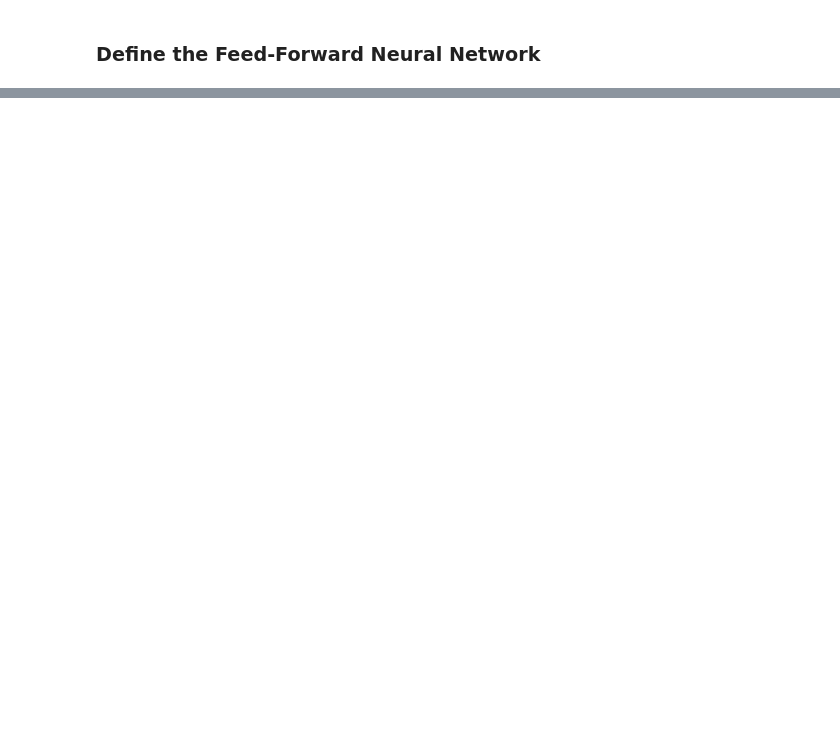
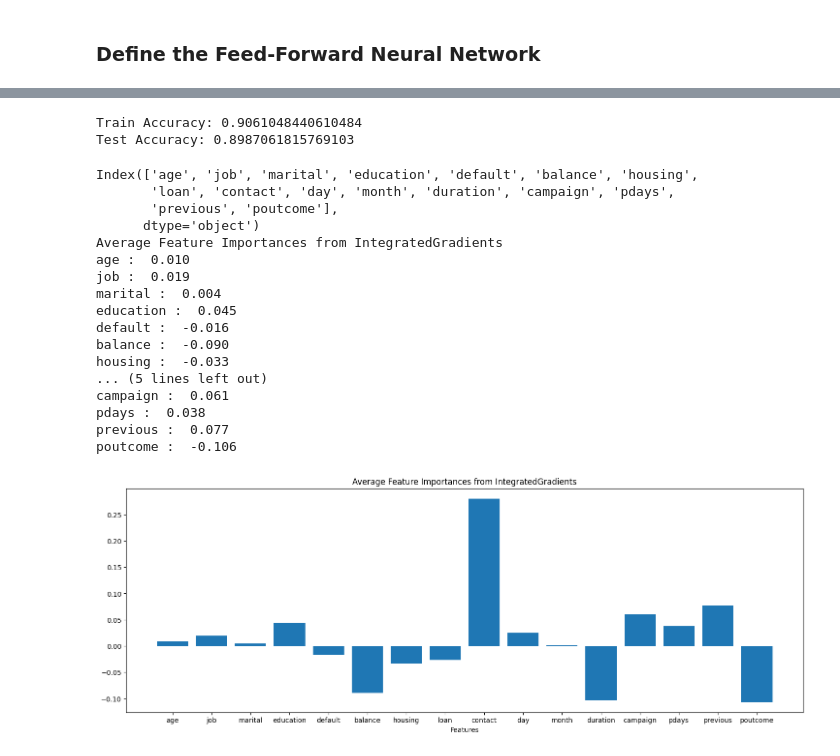
Before and after one commit to Hetav01/XAI-on-DL-models, a Jupyter notebook: MLPipeline.ipynb, the cells around one changed output, grey strips where cells are left out. Cells and saved outputs as stored; diff of their text form; code cells hidden in the pictures; blank space fills up the shorter version.

Commit message:
implemented several XAI methods from Captum

```diff
--- a/MLPipeline.ipynb
+++ b/MLPipeline.ipynb
@@ -114,0 +100,20 @@ X = preprocessor.fit_transform(X)
+# %%
+# Impute object columns with most frequent value
+obj_imputer = SimpleImputer(strategy="most_frequent")
+df[object_cols] = obj_imputer.fit_transform(df[object_cols])
+
+# Encode object columns
+label_encoders = {}
+for col in object_cols:
+    le = LabelEncoder()
+    df[col] = le.fit_transform(df[col])
+    label_encoders[col] = le
+
+df.head()
+# Split the dataset into X and y
+X = df.drop(columns=["y"])
+y = df["y"]
+
+feature_names = X.columns
+
+df.head()
@@ -129,6 +160,8 @@ import torch.nn as nn
 from torch.utils.data import DataLoader, TensorDataset
 import torch.optim as optim
 
+X = X.values
+
 X_tensor = torch.tensor(X, dtype=torch.float32)
 y_tensor = torch.tensor(y.values, dtype=torch.int64)
 # %%
@@ -246,0 +287,57 @@ Test Accuracy: 0.9042
+# %%
+# Calculate train accuracy
+out_probs = model(X_train).detach().numpy()
+out_classes = np.argmax(out_probs, axis=1)
+train_accuracy = np.sum(out_classes == y_train.numpy()) / len(y_train)
+print("Train Accuracy:", train_accuracy)
+
+# Calculate test accuracy
+out_probs = model(X_test).detach().numpy()
+out_classes = np.argmax(out_probs, axis=1)
+test_accuracy = np.sum(out_classes == y_test.numpy()) / len(y_test)
+print("Test Accuracy:", test_accuracy)
+# %% [output]
+Train Accuracy: 0.9061048440610484
+Test Accuracy: 0.8987061815769103
+# %%
+ig = IntegratedGradients(model)
+
+X_test.requires_grad_()
+attr, delta = ig.attribute(X_test, target=1, return_convergence_delta=True)
+attr = attr.detach().numpy()
+# %%
+#get the feature names for the dataset from the tensor
+print(feature_names)
+
+# Helper method to print importances and visualize distribution
+def visualize_importances(feature_names, importances, title="Average Feature Importances from IntegratedGradients", plot=True, axis_title="Features"):
+    print(title)
+    for i in range(len(feature_names)):
+        print(feature_names[i], ": ", '%.3f'%(importances[i]))
+    x_pos = (np.arange(len(feature_names)))
+    if plot:
+        plt.figure(figsize=(18,6))
+        plt.bar(x_pos, importances, align='center')
+        plt.xticks(x_pos, feature_names, wrap=True)
+        plt.xlabel(axis_title)
+        plt.title(title)
+visualize_importances(feature_names, np.mean(attr, axis=0))
+# %% [output]
+Index(['age', 'job', 'marital', 'education', 'default', 'balance', 'housing',
+       'loan', 'contact', 'day', 'month', 'duration', 'campaign', 'pdays',
+       'previous', 'poutcome'],
+      dtype='object')
+Average Feature Importances from IntegratedGradients
+age :  0.010
+job :  0.019
+marital :  0.004
+education :  0.045
+default :  -0.016
+balance :  -0.090
+housing :  -0.033
+... (5 lines left out)
+campaign :  0.061
+pdays :  0.038
+previous :  0.077
+poutcome :  -0.106
+[figure, added]
```
Also changed, not shown: parts of 23 cells of this notebook, 6 other files.
